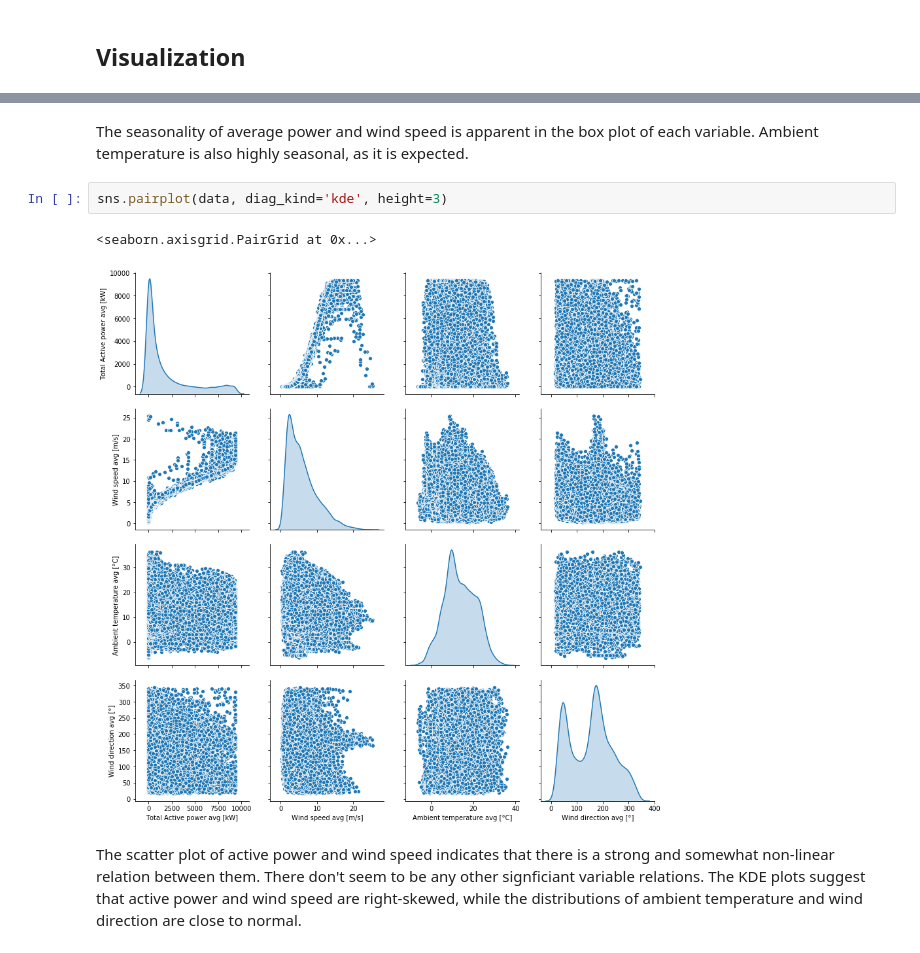
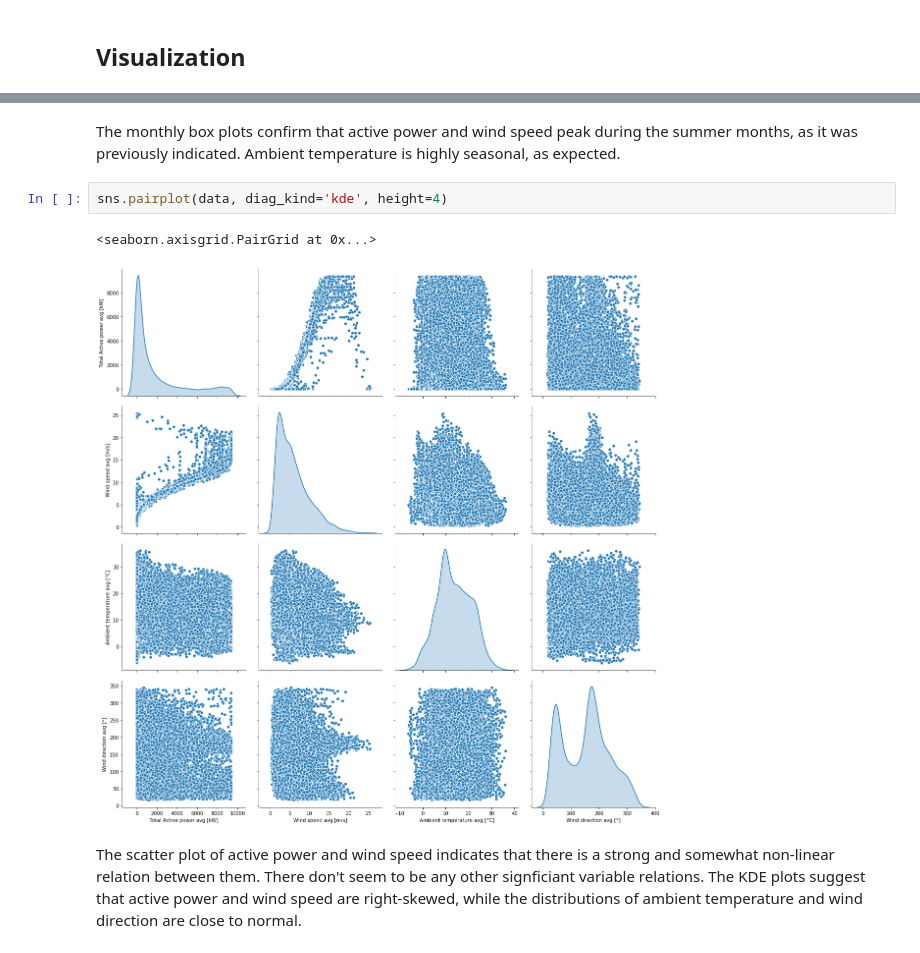
Before and after one commit to derevirn/wind-power-forecasting, a Jupyter notebook: EDA.ipynb, the cells around one changed output, grey strips where cells are left out. Saved outputs shown, nothing was run; the diff lists cells and outputs as text.

```diff
--- a/EDA.ipynb
+++ b/EDA.ipynb
@@ -204,12 +187,12 @@ for name, ax in zip(data.columns, axes):
 # %% [output]
 [figure]
 # %% [markdown]
-The seasonality of average power and wind speed is apparent in the box plot of each variable. Ambient temperature is also highly seasonal, as it is expected.
+The monthly box plots confirm that active power and wind speed peak during the summer months, as it was previously indicated. Ambient temperature is highly seasonal, as expected.
 # %%
-sns.pairplot(data, diag_kind='kde', height=3)
+sns.pairplot(data, diag_kind='kde', height=4)
 # %% [output]
 <seaborn.axisgrid.PairGrid at 0x...>
-[figure, old version]
+[figure, new version]
 # %% [markdown]
 The scatter plot of active power and wind speed indicates that there is a strong and somewhat non-linear relation between them. There don't seem to be any other signficiant variable relations. The KDE plots suggest that active power and wind speed are right-skewed, while the distributions of ambient temperature and wind direction are close to normal.
 # %%
```
Also changed, not shown: parts of 14 cells of this notebook.
